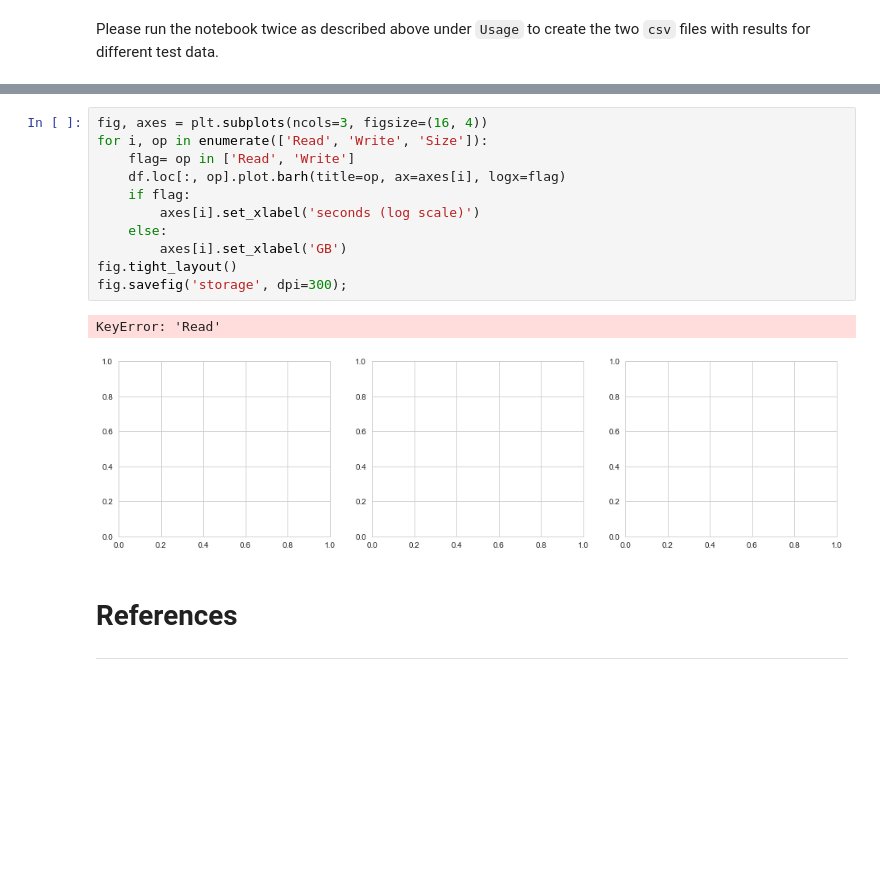
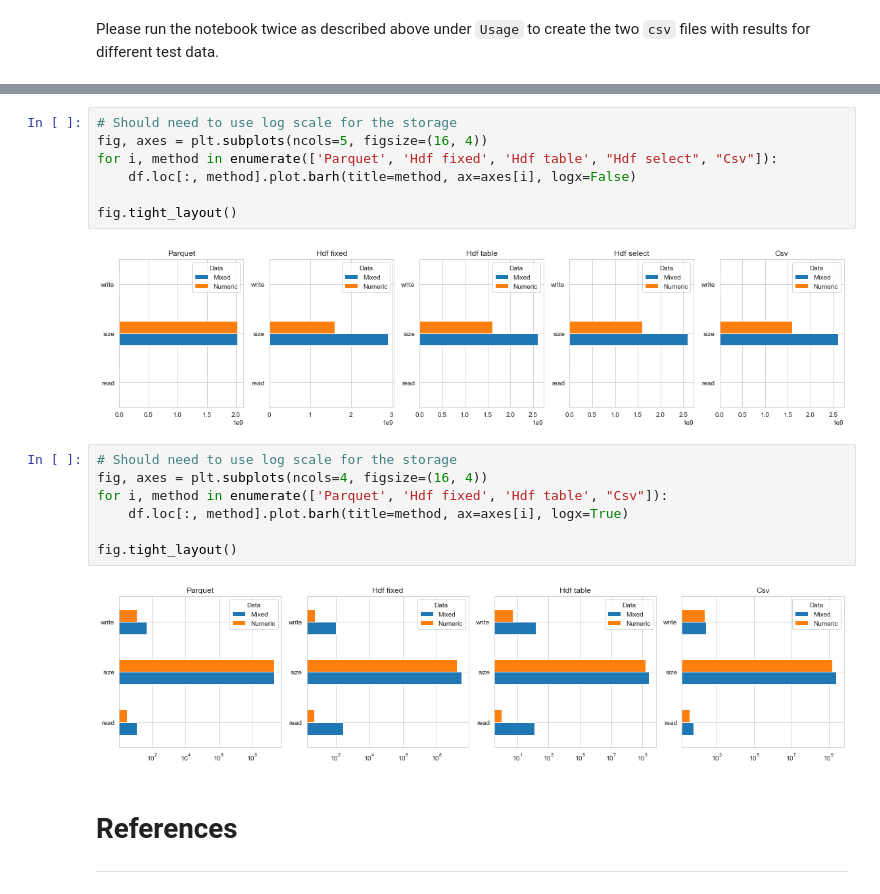
Before and after one commit to kyaiooiayk/ML-AI-DS-4-Finance, a Jupyter notebook: tutorials/data/Storage_benchmark.ipynb, the cells around one changed output, grey strips where cells are left out. Saved outputs shown, nothing was run; the diff lists cells and outputs as text; blank space fills up the shorter version.

```diff
--- a/tutorials/data/Storage_benchmark.ipynb
+++ b/tutorials/data/Storage_benchmark.ipynb
@@ -294,20 +291,24 @@ df
 | read | 1.136848e+01 | 2.930570e+00 | 2.873654e+02 | 5.259554e+00 | 1.260325e+02 | 1.023441e+00 | 1.541750e+02 | 5.007504e+00 | 5.655696e+01 | 3.328696e+01 |
 | size | 2.027396e+09 | 2.026791e+09 | 2.902261e+09 | 1.600821e+09 | 2.601136e+09 | 1.601034e+09 | 2.601136e+09 | 1.601034e+09 | 2.601136e+09 | 1.601034e+09 |
 | write | 4.463071e+01 | 1.187686e+01 | 1.029682e+02 | 6.013046e+00 | 1.541750e+02 | 5.007504e+00 | 1.541750e+02 | 5.007504e+00 | 2.615256e+02 | 2.276563e+02 |
-# %%
-fig, axes = plt.subplots(ncols=3, figsize=(16, 4))
-for i, op in enumerate(['Read', 'Write', 'Size']):
-    flag= op in ['Read', 'Write']
-    df.loc[:, op].plot.barh(title=op, ax=axes[i], logx=flag)
-    if flag:
-        axes[i].set_xlabel('seconds (log scale)')
-    else:
-        axes[i].set_xlabel('GB')
-fig.tight_layout()
-fig.savefig('storage', dpi=300);
-# %% [output]
-KeyError: 'Read'
-[figure, removed]
+# %%
+# Should need to use log scale for the storage
+fig, axes = plt.subplots(ncols=5, figsize=(16, 4))
+for i, method in enumerate(['Parquet', 'Hdf fixed', 'Hdf table', "Hdf select", "Csv"]):
+    df.loc[:, method].plot.barh(title=method, ax=axes[i], logx=False)
+
+fig.tight_layout()
+# %% [output]
+[figure, added]
+# %%
+# Should need to use log scale for the storage
+fig, axes = plt.subplots(ncols=4, figsize=(16, 4))
+for i, method in enumerate(['Parquet', 'Hdf fixed', 'Hdf table', "Csv"]):
+    df.loc[:, method].plot.barh(title=method, ax=axes[i], logx=True)
+
+fig.tight_layout()
+# %% [output]
+[figure, added]
 # %% [markdown]
 # References
 <hr style = "border:2px solid black" ></hr>
```
Also changed, not shown: parts of 2 cells of this notebook, 1 other file.
